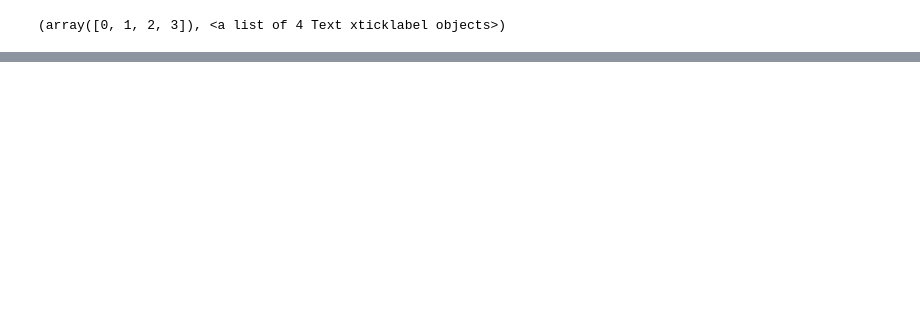
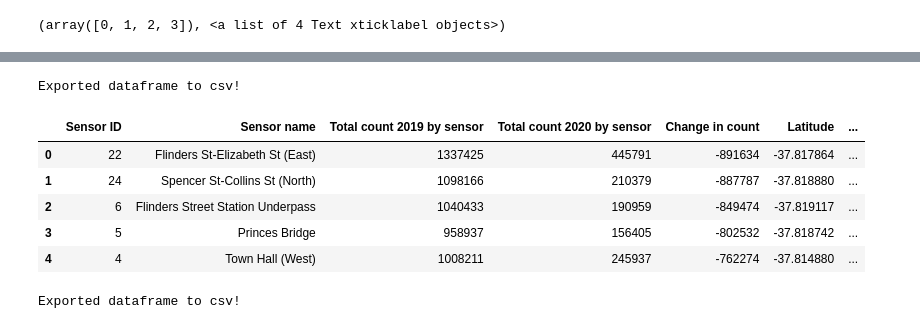
Before and after one commit to katshamai/Purple-Cats, a Jupyter notebook: Project_Ruo.ipynb, the cells around one changed output, grey strips where cells are left out. Saved outputs shown, nothing was run; the diff lists cells and outputs as text; code cells hidden in the pictures; blank space fills up the shorter version.

Commit message:
nearly there, just need to create heatmap

```diff
--- a/Project_Ruo.ipynb
+++ b/Project_Ruo.ipynb
@@ -678,0 +799,6 @@ plt.xticks(rotation=0)
+# %%
+# export the most five changed sensor
+top_5_changed_sensors = count_by_sensor_merged.head(5)
+# to csv
+top_5_changed_sensors.to_csv("output/top_5_changed_sensors.csv", index = False)
+print("Exported dataframe to csv!")
@@ -678,0 +837,8 @@ plt.xticks(rotation=0)
+# %%
+# this is the sensor list we need to call API
+sensorID_list = [22,24,6,5,4]
+
+# create empty list to store lat/long
+sensorID = list()
+Lat = list()
+Long = list()
@@ -678,0 +867,11 @@ plt.xticks(rotation=0)
+# %%
+# adding sensor location data to a dataframe
+sensor_location = pd.DataFrame({
+                "Sensor ID" : sensorID,
+                "Latitude" : Lat,
+                "Longitude": Long,
+})
+
+sensor_location.head()
+
+#sensor_location.set_index("Sensor ID")
@@ -678,0 +885,40 @@ plt.xticks(rotation=0)
+# %%
+# to csv
+
+sensor_location.to_csv("output/sensor_location.csv", index = False)
+print("Exported dataframe to csv!")
+# %% [output]
+Exported dataframe to csv!
+# %%
+# join total change count with the sensor location, getting ready to the head map
+
+# be aware of the fact that the sensor ids from the json response are test, while the sensor ids from top 5 changed sensors are integers
+# need to cast all content from top_5_changed_sensors to string then to the join
+
+top_5_changed_sensors = pd.merge(top_5_changed_sensors.astype(str),sensor_location, on=["Sensor ID"], how='left')
+
+top_5_changed_sensors.reset_index()
+
+
+
+# convert data to their corrent format
+
+top_5_changed_sensors["Change in count"] = top_5_changed_sensors["Change in count"].astype(int)
+top_5_changed_sensors["Latitude"] = top_5_changed_sensors["Latitude"].astype(float)
+top_5_changed_sensors["Longitude"] = top_5_changed_sensors["Longitude"].astype(float)
+
+
+top_5_changed_sensors
+# %% [output]
+|  | Sensor ID | Sensor name | Total count 2019 by sensor | Total count 2020 by sensor | Change in count | Latitude | ... |
+| 0 | 22 | Flinders St-Elizabeth St (East) | 1337425 | 445791 | -891634 | -37.817864 | ... |
+| 1 | 24 | Spencer St-Collins St (North) | 1098166 | 210379 | -887787 | -37.818880 | ... |
+| 2 | 6 | Flinders Street Station Underpass | 1040433 | 190959 | -849474 | -37.819117 | ... |
+| 3 | 5 | Princes Bridge | 958937 | 156405 | -802532 | -37.818742 | ... |
+| 4 | 4 | Town Hall (West) | 1008211 | 245937 | -762274 | -37.814880 | ... |
+# %%
+# to csv
+top_5_changed_sensors.to_csv("output/top_5_changed_sensors.csv", index = False)
+print("Exported dataframe to csv!")
+# %% [output]
+Exported dataframe to csv!
```
Also changed, not shown: parts of 14 cells of this notebook, 3 other files.
